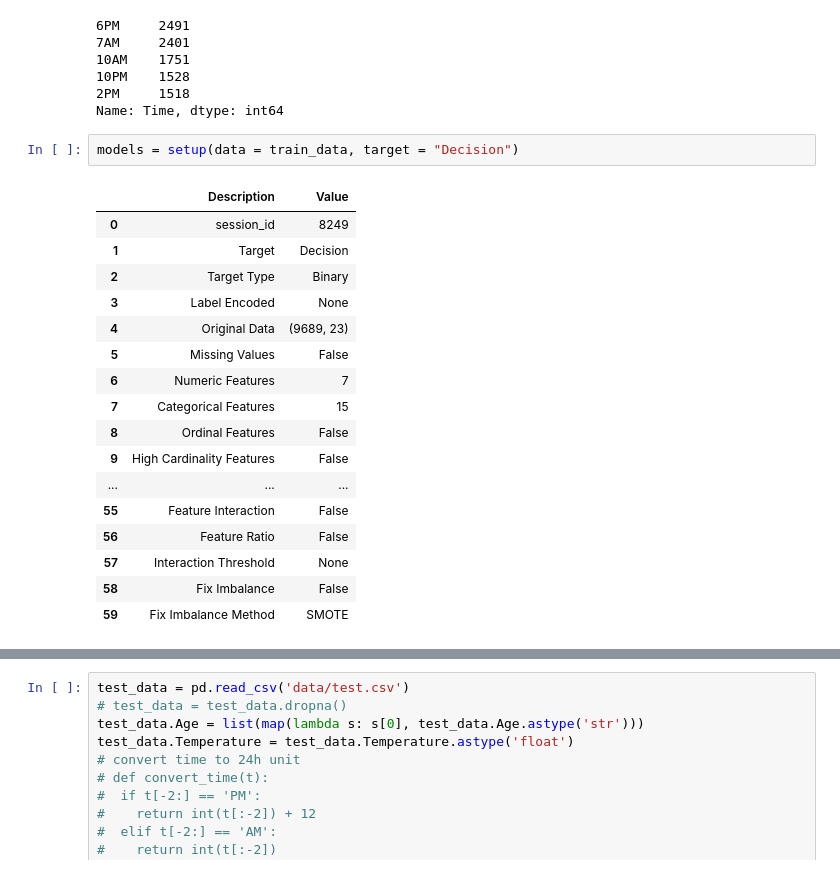
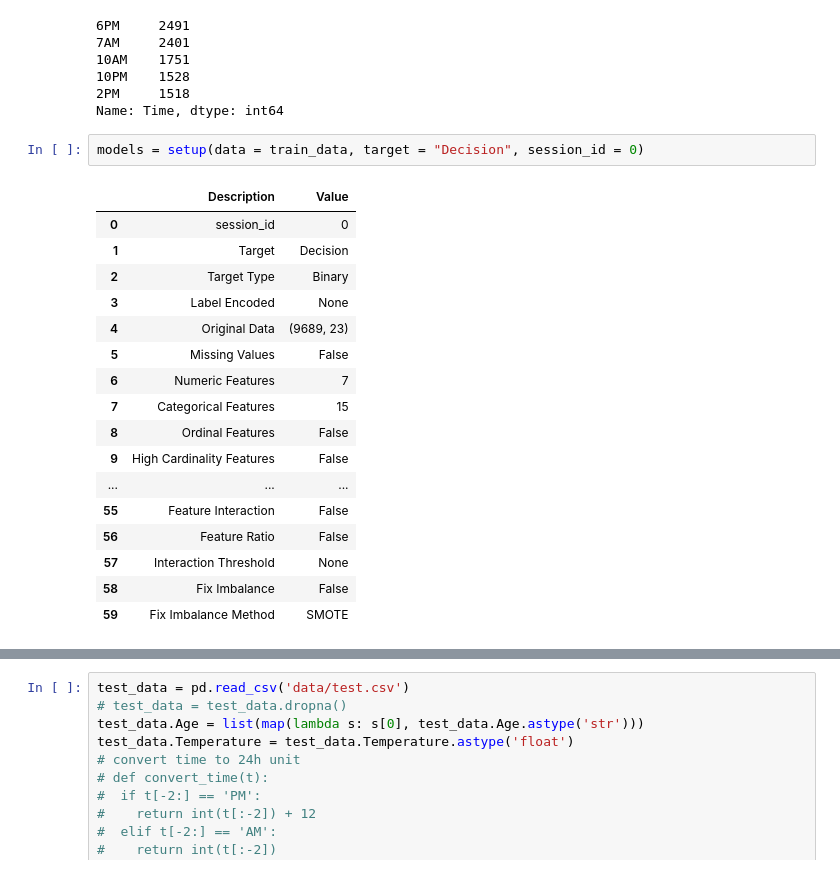
Before and after one commit to ZhuoqunWang0120/cs671kaggle, a Jupyter notebook: report.ipynb, the cells around one changed output, grey strips where cells are left out. Cells and saved outputs as stored; diff of their text form.

```diff
--- a/report.ipynb
+++ b/report.ipynb
@@ -71,10 +74,10 @@ train_data.Time.value_counts()
 2PM     1518
 Name: Time, dtype: int64
 # %%
-models = setup(data = train_data, target = "Decision")
+models = setup(data = train_data, target = "Decision", session_id = 0)
 # %% [output]
 |  | Description | Value |
-| 0 | session_id | 8249 |
+| 0 | session_id | 0 |
 | 1 | Target | Decision |
 | 2 | Target Type | Binary |
 | 3 | Label Encoded | None |
```
Also changed, not shown: parts of 15 cells of this notebook, 1 other file.
